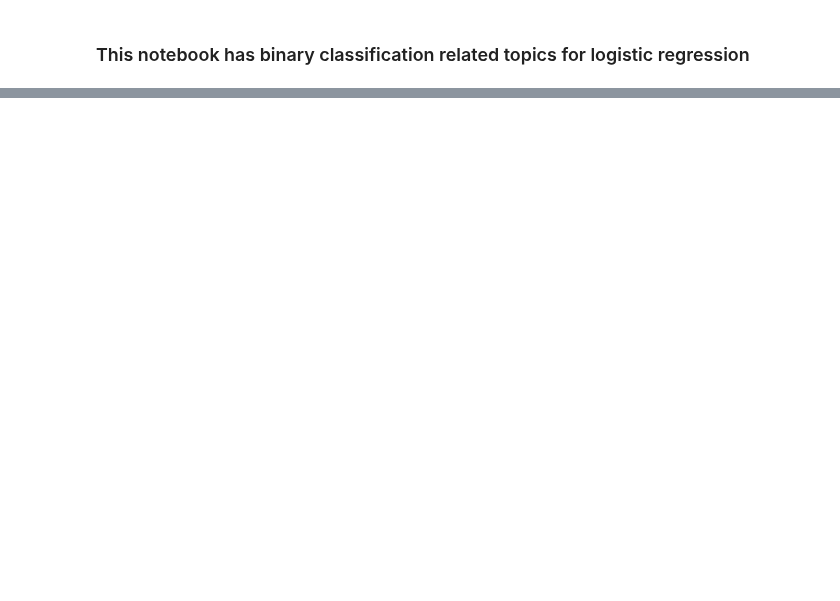
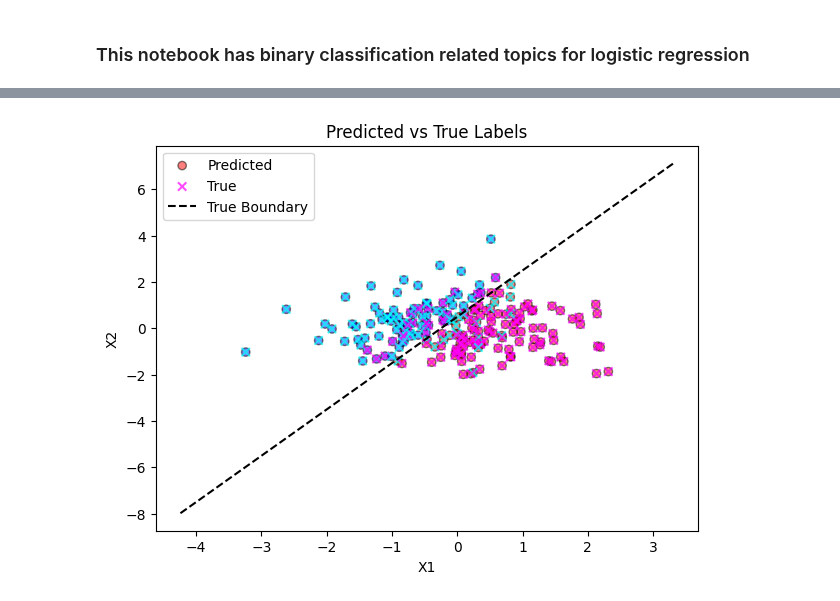
Before and after one commit to DCT-IP/machine-learning-from-scratch, a Jupyter notebook: logistic_regression/binary_classification.ipynb, the cells around one changed output, grey strips where cells are left out. Saved outputs shown, nothing was run; the diff lists cells and outputs as text; code cells hidden in the pictures; blank space fills up the shorter version.

```diff
--- a/logistic_regression/binary_classification.ipynb
+++ b/logistic_regression/binary_classification.ipynb
@@ -51,0 +73,16 @@ print(Z)
+# %%
+#threshold to class preditions
+threshold = 0.5
+y_pred = (p >= threshold).astype(int)
+
+plt.figure(figsize=(7,5))
+plt.scatter(X[:,0], X[:,1], c=y_pred, cmap='bwr', edgecolor='k', alpha=0.5, label='Predicted')
+plt.scatter(X[:,0], X[:,1], c=y, cmap='cool', marker='x', alpha=0.7, label='True')
+plt.plot(x1_vals, x2_vals, 'k--', label='True Boundary')
+plt.xlabel('X1')
+plt.ylabel('X2')
+plt.title('Predicted vs True Labels')
+plt.legend()
+plt.show()
+# %% [output]
+[figure, added]
```
Also changed, not shown: parts of 13 cells of this notebook.
